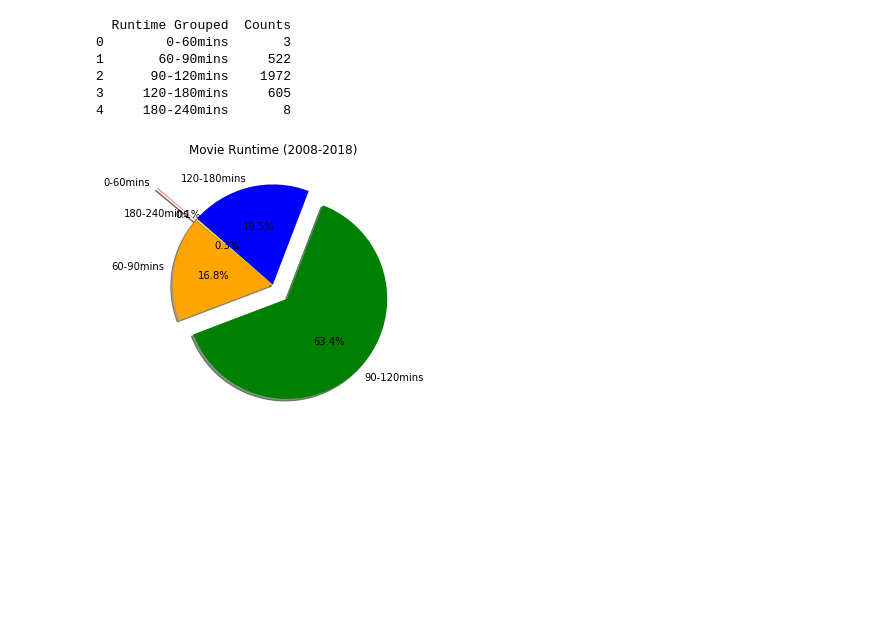
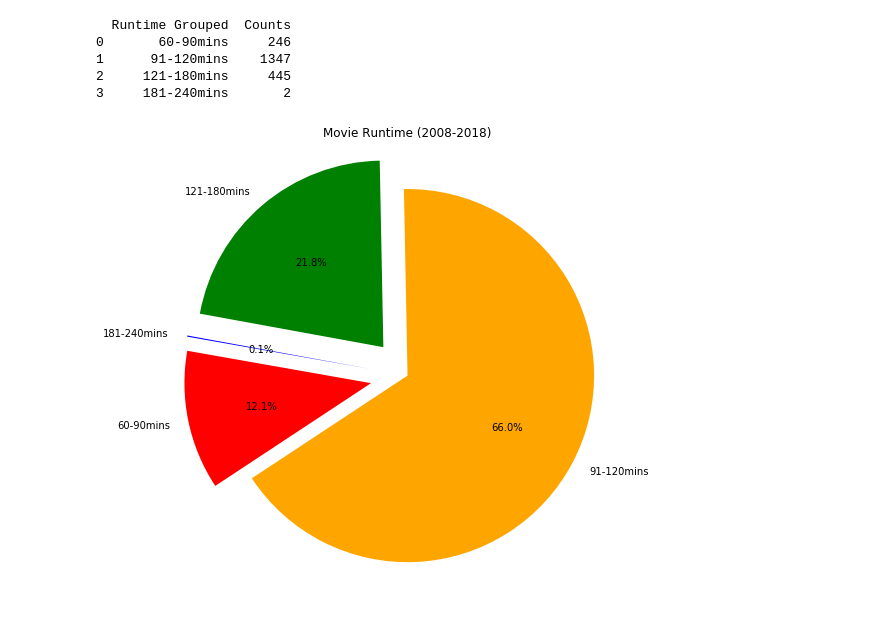
Before and after one commit to herge008/Project1, a Jupyter notebook: Analysis/Movie Runtime vs. Revenue.ipynb, the cells around one changed output. Drawn from its saved outputs; the diff is of its cells as text; code cells hidden in the pictures; blank space fills up the shorter version.

```diff
--- a/Analysis/Movie Runtime vs. Revenue.ipynb
+++ b/Analysis/Movie Runtime vs. Revenue.ipynb
@@ -83,8 +84,8 @@ Lower Boundary: 57.0
 # %%
 # Organize movie runtimes to bins
-bins = [0, 60, 90, 120, 180, 240]
-group_names = ["0-60mins", "60-90mins", "90-120mins", "120-180mins", "180-240mins"]
-colors = ["red", "yellow", "blue", "green", "orange"]
+bins = [60, 90, 120, 180, 240]
+group_names = ["60-90mins", "91-120mins", "121-180mins", "181-240mins"]
+colors = ["red", "blue", "green", "orange"]
 sort_time["Movies Runtime Grouped(Mins)"] = pd.cut(sort_time["Runtime (Min)"], bins, labels=group_names)
 sort_time
 # %% [output]
@@ -104,32 +105,37 @@ sort_time
 # %%
+# Organize movie runtimes to bins
+bins = [60, 90, 120, 180, 240]
+group_names = ["60-90mins", "91-120mins", "121-180mins", "181-240mins"]
+colors = ["red", "blue", "green", "orange"]
+sort_time["Movies Runtime Grouped(Mins)"] = pd.cut(sort_time["Runtime (Min)"], bins, labels=group_names)
+
 # Create a bar plot to show most common movie run time
 time_counts = sort_time["Movies Runtime Grouped(Mins)"].value_counts(sort=False)
 df_val_counts = pd.DataFrame(time_counts)
 df_val_counts = df_val_counts.reset_index()
 df_val_counts.columns = ['Runtime Grouped', 'Counts']
 print(df_val_counts)
 
 
-colors = ["red", "orange", "green", "blue", "yellow"]
-explode = (0.5, 0, 0.2, 0, 0)
-fig = plt.figure()
+colors = ["red", "orange", "green", "blue"]
+explode = (0.2, 0, 0.2, 0.2)
+fig = plt.figure(figsize=(10, 7))
 plt.pie(df_val_counts["Counts"], explode=explode, labels=group_names, colors=colors,
-        autopct="%1.1f%%", shadow=True, startangle=140, radius=1)
+        autopct="%1.1f%%", shadow=False, startangle=170, radius=1)
 plt.title("Movie Runtime (2008-2018)")
 plt.tight_layout()
 
 plt.show()
 
 save_file = os.path.join("..", "Images", "Movie Runtime Pie Chart.png")
 fig.savefig(save_file)
 # %% [output]
   Runtime Grouped  Counts
-0        0-60mins       3
-1       60-90mins     522
-2      90-120mins    1972
-3     120-180mins     605
-4     180-240mins       8
+0       60-90mins     246
+1      91-120mins    1347
+2     121-180mins     445
+3     181-240mins       2
-[figure, old version]
+[figure, new version]
 # %%
 # Create a Scatter plot to show correlation between movie runtime and revenue
 x = sort_time["Runtime (Min)"]
```
Also changed, not shown: parts of 7 cells of this notebook, 13 other files.
